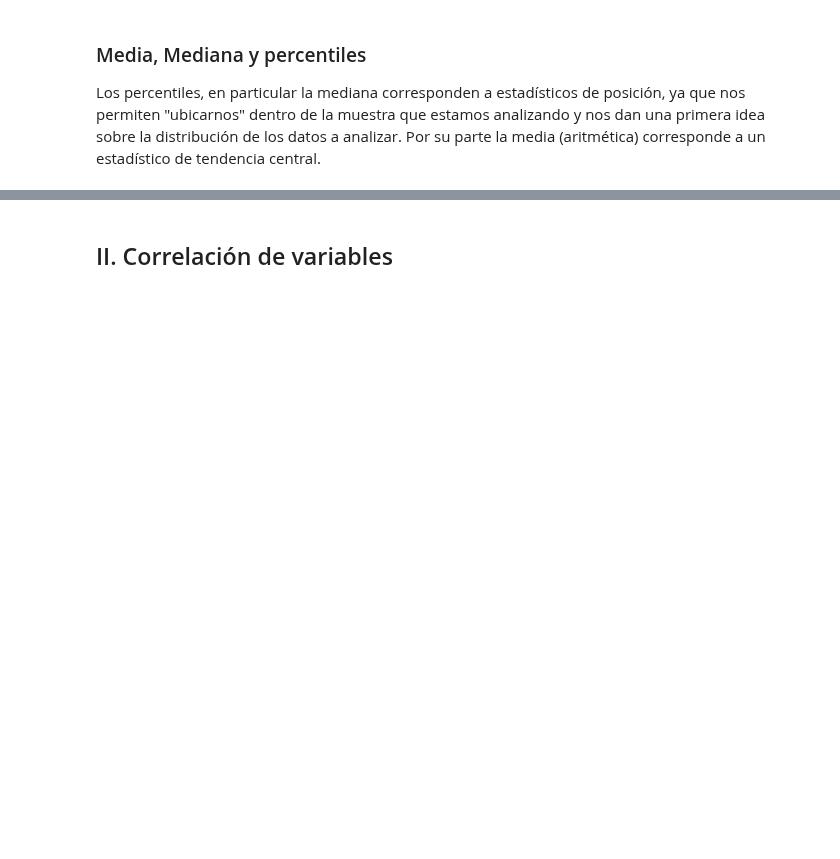
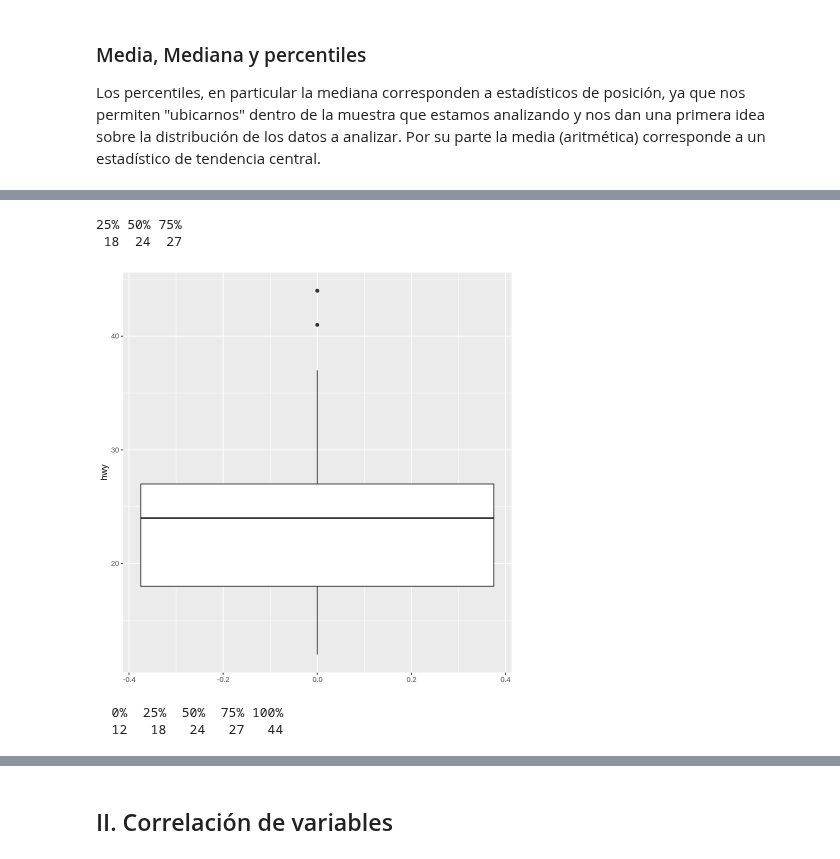
Before and after one commit to rodrigo-coco-espinoza/Introduccion_a_ciencia_de_datos_R_v2, a Jupyter notebook: Clases/Clase5/Clase5_0_Estadisticos_descriptivos_y_correlación.ipynb, the cells around one changed output, grey strips where cells are left out. Saved outputs shown, nothing was run; the diff lists cells and outputs as text; code cells hidden in the pictures; blank space fills up the shorter version.

```diff
--- a/Clases/Clase5/Clase5_0_Estadisticos_descriptivos_y_correlación.ipynb
+++ b/Clases/Clase5/Clase5_0_Estadisticos_descriptivos_y_correlación.ipynb
@@ -63,5 +94,20 @@ print(paste("La mediana es: ", median(mpg$hwy)))
 # %%
 # recordar que podemos visualizar los cuartiles en un boxplot
+mpg %>%
+  ggplot() +
+  aes(y=hwy) +
+  geom_boxplot()
+
+quantile(mpg$hwy,c(0.25,0.5,0.75))
+# %% [output]
+25% 50% 75%
+ 18  24  27
+[figure, added]
+# %%
+quantile(mpg$hwy)# Por defecto entrega los cuartiles.
+# %% [output]
+  0%  25%  50%  75% 100%
+  12   18   24   27   44
 # %% [markdown]
 ### Medidas de dispersión
 Rango, desviación estándar  y rango intercuartílico. Son medidas que buscan cuantificar el nivel de dispersión o heterogeneidad de nuestra muestra.
```
Also changed, not shown: parts of 24 cells of this notebook.
